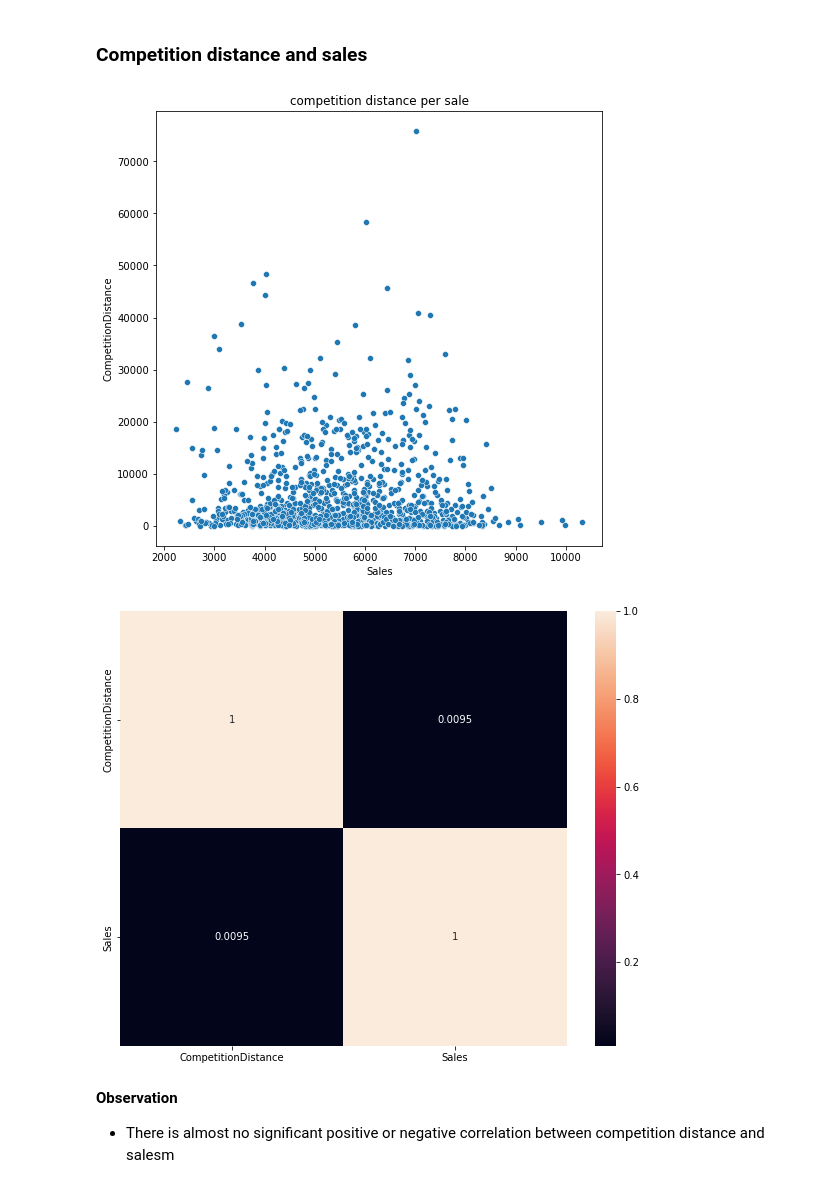
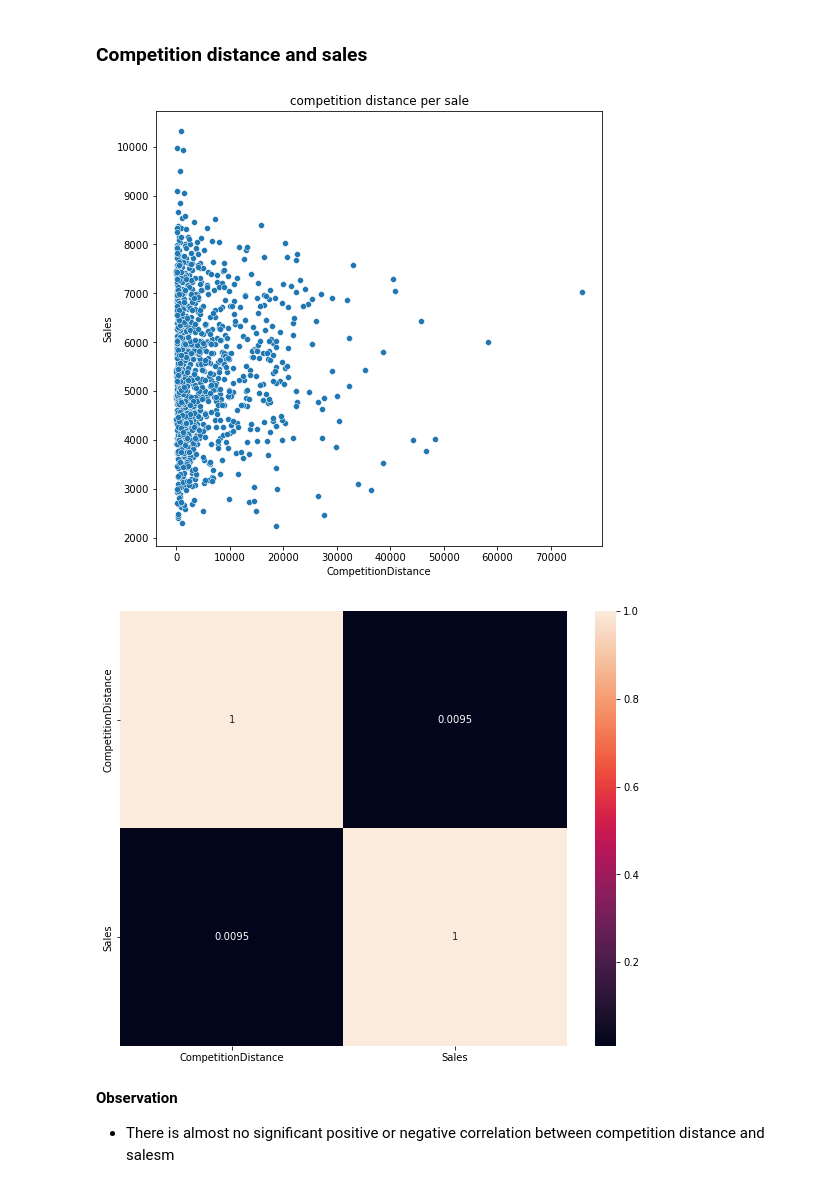
Before and after one commit to benbel376/time-series-data-sales-prediction, a Jupyter notebook: notebooks/data_exploration.ipynb, the cells around one changed output. Drawn from its saved outputs; the diff is of its cells as text; code cells hidden in the pictures.

```diff
--- a/notebooks/data_exploration.ipynb
+++ b/notebooks/data_exploration.ipynb
@@ -343,16 +359,18 @@ plt.show()
 # %% [markdown]
 ### Competition distance and sales
 # %%
-table2 = train.groupby("Store").agg({"CompetitionDistance": 'mean', "Sales": 'mean'})
+table2 = train.groupby("Store").agg({"CompetitionDistance": 'min', "Sales": 'mean'})
 plt.figure(figsize=(8,8))
-sns.scatterplot(x="Sales", y="CompetitionDistance", data=table2).set_title("competition distance per sale")
+sns.scatterplot(x="CompetitionDistance", y="Sales", data=table2).set_title("competition distance per sale")
+plt.savefig("../charts/compDist_sales.png")
 plt.show()
 
 plt.figure(figsize=(10,8))
 sns.heatmap(table2.corr(), annot=True)
+plt.savefig("../charts/compDist_sales_corr.png")
 plt.show()
 # %% [output]
-[figure, old version]
+[figure, new version]
 [figure]
 # %% [markdown]
 **Observation**
```
Also changed, not shown: parts of 5 cells of this notebook.
